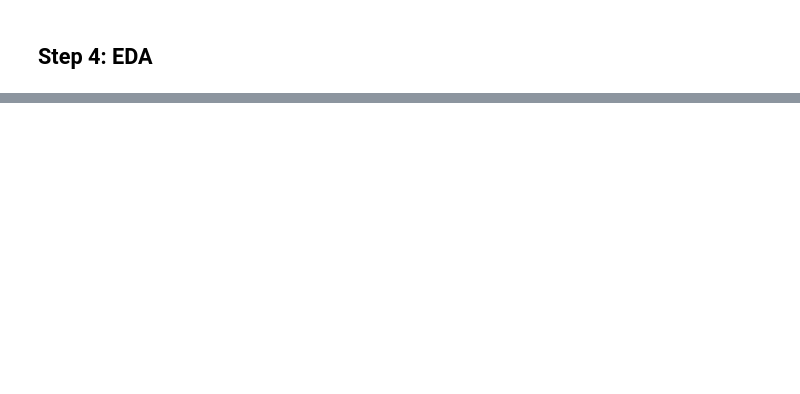
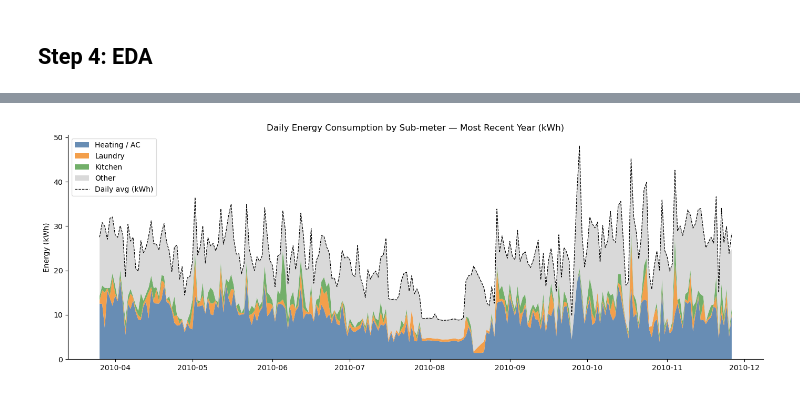
Before and after one commit to brody-rm/household-power, a Jupyter notebook: notebooks/01_eda.ipynb, the cells around one changed output, grey strips where cells are left out. Cells and saved outputs as stored; diff of their text form; code cells hidden in the pictures; blank space fills up the shorter version.

```diff
--- a/notebooks/01_eda.ipynb
+++ b/notebooks/01_eda.ipynb
@@ -102,0 +143,34 @@ daily.head()
+# %%
+# all sub-meters are in Wh (daily sum) — divide by 1000 to convert to kWh
+plot_df = pd.DataFrame(index=daily.index)
+plot_df['kitchen'] = daily['sub_meter_kitchen'] / 1000
+plot_df['laundry'] = daily['sub_meter_laundry'] / 1000
+plot_df['heating'] = daily['sub_meter_heating'] / 1000
+plot_df['other']   = daily['sub_meter_other']   / 1000
+plot_df['total']   = daily['power'] * 24
+
+# show the most recent year only
+cutoff  = plot_df.index.max() - pd.DateOffset(months = 8)
+plot_df = plot_df[plot_df.index >= cutoff]
+
+fig, ax = plt.subplots(figsize=(14, 5))
+ax.stackplot(
+    plot_df.index,
+    plot_df['heating'],
+    plot_df['laundry'],
+    plot_df['kitchen'],
+    plot_df['other'],
+    labels=['Heating / AC', 'Laundry', 'Kitchen', 'Other'],
+    colors=['#4e79a7', '#f28e2b', '#59a14f', '#d3d3d3'],
+    alpha=0.85,
+)
+ax.plot(plot_df.index, plot_df['total'], color='black', linewidth=0.9,
+        linestyle='--', label='Daily avg (kWh)')
+ax.set_title('Daily Energy Consumption by Sub-meter — Most Recent Year (kWh)')
+ax.set_ylabel('Energy (kWh)')
+ax.legend(loc='upper left', framealpha=0.7)
+sns.despine()
+plt.tight_layout()
+plt.show()
+# %% [output]
+[figure, added]
```
Also changed, not shown: parts of 16 cells of this notebook, 1 other file.
